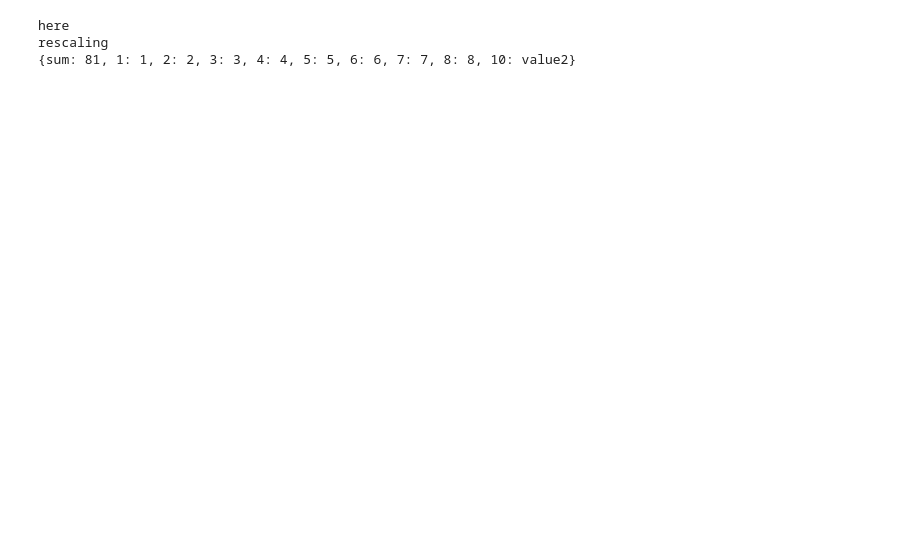
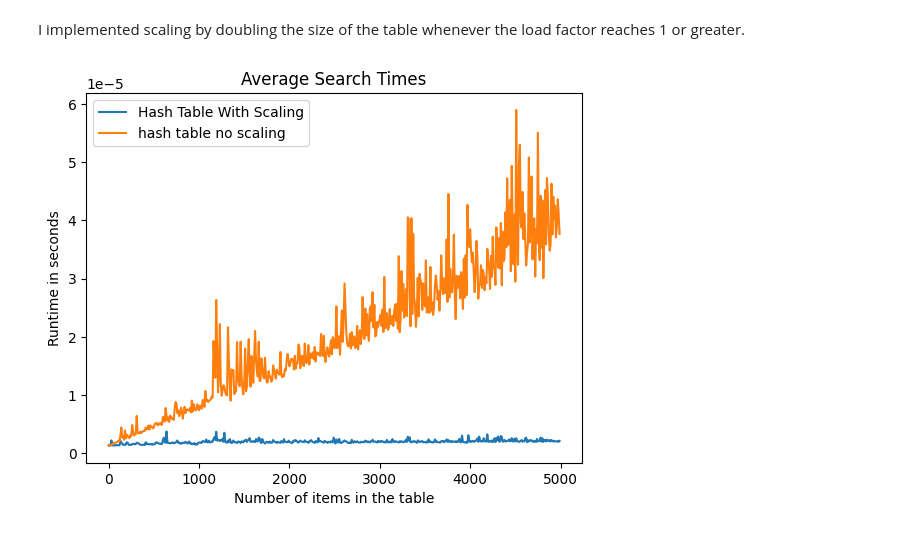
Before and after one commit to ColeDixon78/Algorithms, a Jupyter notebook: hash table project/hash table.ipynb, the cells around one changed output. Drawn from its saved outputs; the diff is of its cells as text; code cells hidden in the pictures; blank space fills up the shorter version.

Commit message:
hash table project finished

```diff
--- a/hash table project/hash table.ipynb
+++ b/hash table project/hash table.ipynb
@@ -141,3 +116,5 @@ print(d)
+# %% [markdown]
+I implemented scaling by doubling the size of the table whenever the load factor reaches 1 or greater.
 # %%
 class HashTable:
     def __init__(self) -> None:
@@ -211,23 +186,60 @@ class HashTable:
                 string += str(self.table[i]) + ', '
         string = string.strip(', ')
         return string + '}'
-# %%
-d = HashTable()
-d['key'] = 'value'
-d['key'] = 10
-d[10] = 'value2'
-d[1] = 1
-d[2] = 2
-d[3] = 3
-d[4] = 4
-d[5] = 5
-d[6] = 6
-d[7] = 7
-d[8] = 8
-d['sum'] = 81
-del d['key']
-print(d)
-# %% [output]
-here
-rescaling
-{sum: 81, 1: 1, 2: 2, 3: 3, 4: 4, 5: 5, 6: 6, 7: 7, 8: 8, 10: value2}
+# %%
+import random
+import time
+from matplotlib import pyplot as plt
+def make_key():
+    str = ''
+    letters = ['a']
+    for i in range(random.randint(1,20)):
+        str += chr(random.randint(ord('a'),ord('z')))
+    return str
+
+def time_search(d,keys):
+    times = []
+    for _ in range(100):
+        start = time.perf_counter()
+        key = random.choice(keys)
+        x = d[key[0]]
+        end = time.perf_counter()
+        times.append(end-start)
+    return sum(times)/len(times)
+
+def make_junk_items():
+    junk_items = []
+    for _ in range(5000):
+        key = make_key()
+        value = random.randint(0,10000)
+        junk_items.append((key,value))
+
+    d1 = HashTable()
+    d2 = HashTable_NoScaling()
+    times1 = []
+    times2 = []
+    keys = []
+
+    for n in range(len(junk_items)):
+        item = junk_items.pop(random.randint(0,len(junk_items)-1))
+        keys.append(item)
+        d1[item[0]] = item[1]
+        d2[item[0]] = item[1]
+
+        if n%10 == 0:
+            times1.append(time_search(d1,keys))
+            times2.append(time_search(d2,keys))
+
+    fig, ax = plt.subplots()
+    x_axis = range(0,5000,10)
+    ax.set_title("Average Search Times")
+    ax.set_xlabel("Number of items in the table")
+    ax.set_ylabel("Runtime in seconds")
+    ax.plot(x_axis,times1,label = 'Hash Table With Scaling')
+    ax.plot(x_axis,times2,label = 'hash table no scaling')
+    ax.legend()
+    plt.show()
+
+make_junk_items()
+# %% [output]
+[figure, added]
```
Also changed, not shown: parts of 7 cells of this notebook.
